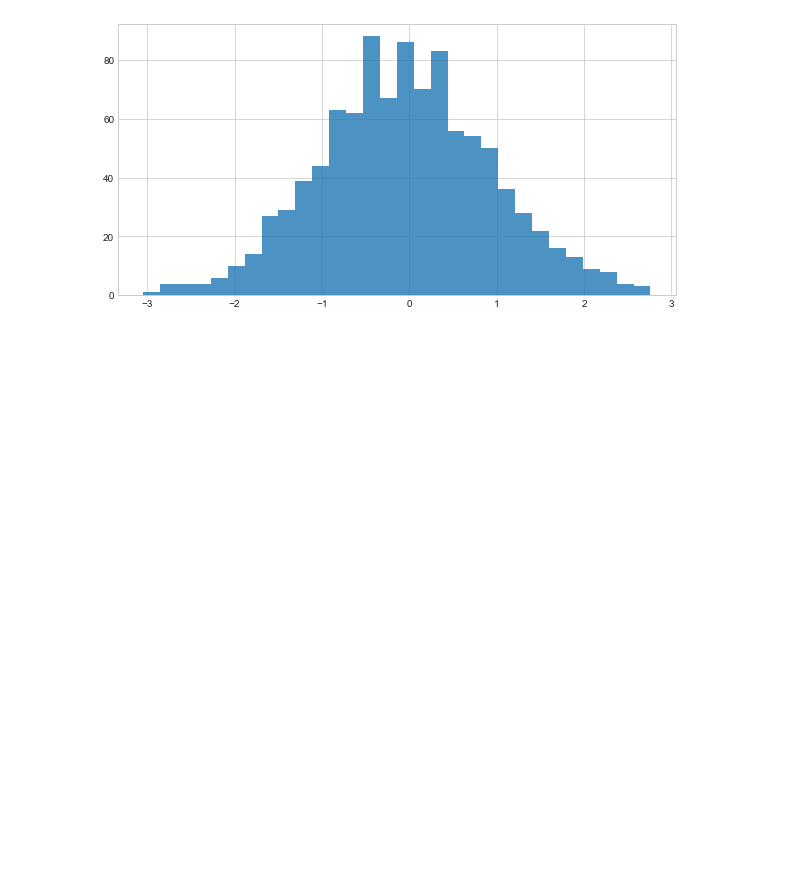
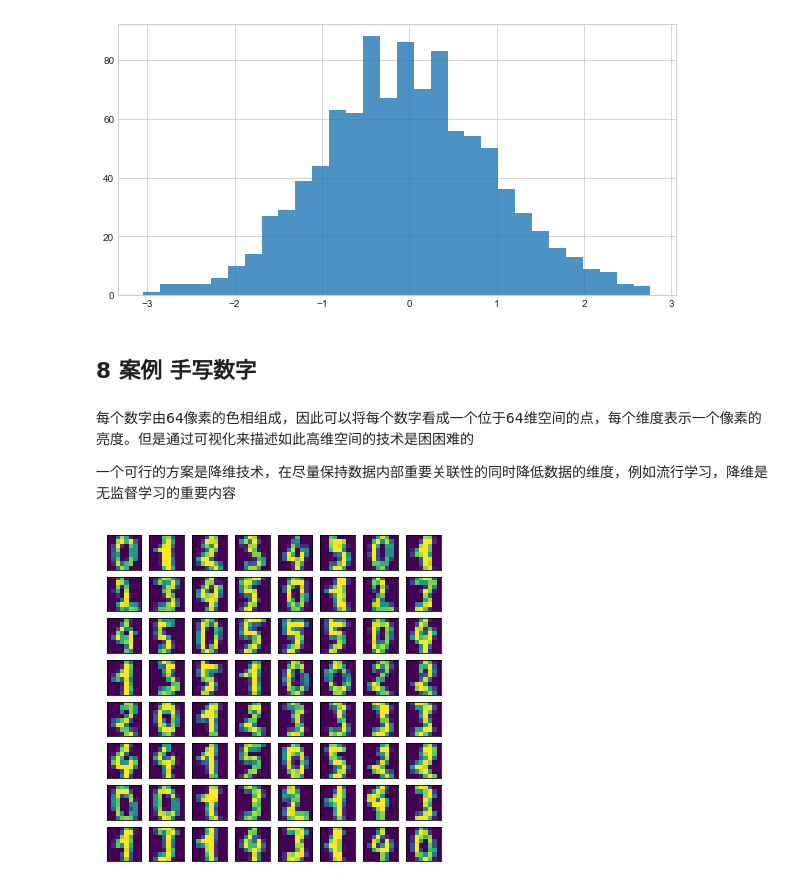
Before and after one commit to eyeeco/MyCode, a Jupyter notebook: Python 教案/Python数据科学（Matplotlib）.ipynb, the cells around one changed output. Cells and saved outputs as stored; diff of their text form; code cells hidden in the pictures; blank space fills up the shorter version.

```diff
--- a/Python 教案/Python数据科学（Matplotlib）.ipynb
+++ b/Python 教案/Python数据科学（Matplotlib）.ipynb
@@ -278,3 +306,19 @@ plt.hist(data,bins=30,alpha=0.8)
          2.75935511]),
  <a list of 30 Patch objects>)
 [figure]
+# %% [markdown]
+## 8 案例 手写数字
+# %% [markdown]
+每个数字由64像素的色相组成，因此可以将每个数字看成一个位于64维空间的点，每个维度表示一个像素的亮度。但是通过可视化来描述如此高维空间的技术是困困难的
+
+一个可行的方案是降维技术，在尽量保持数据内部重要关联性的同时降低数据的维度，例如流行学习，降维是无监督学习的重要内容
+# %%
+from sklearn.datasets import load_digits
+digits = load_digits(n_class=6)
+
+fig, ax = plt.subplots(8,8,figsize=(6,6))
+for i,axi in enumerate(ax.flat):
+    axi.imshow(digits.images[i],cmap='viridis')
+    axi.set(xticks=[],yticks=[])
+# %% [output]
+[figure, added]
```
Also changed, not shown: parts of 8 cells of this notebook, 1 other file.
